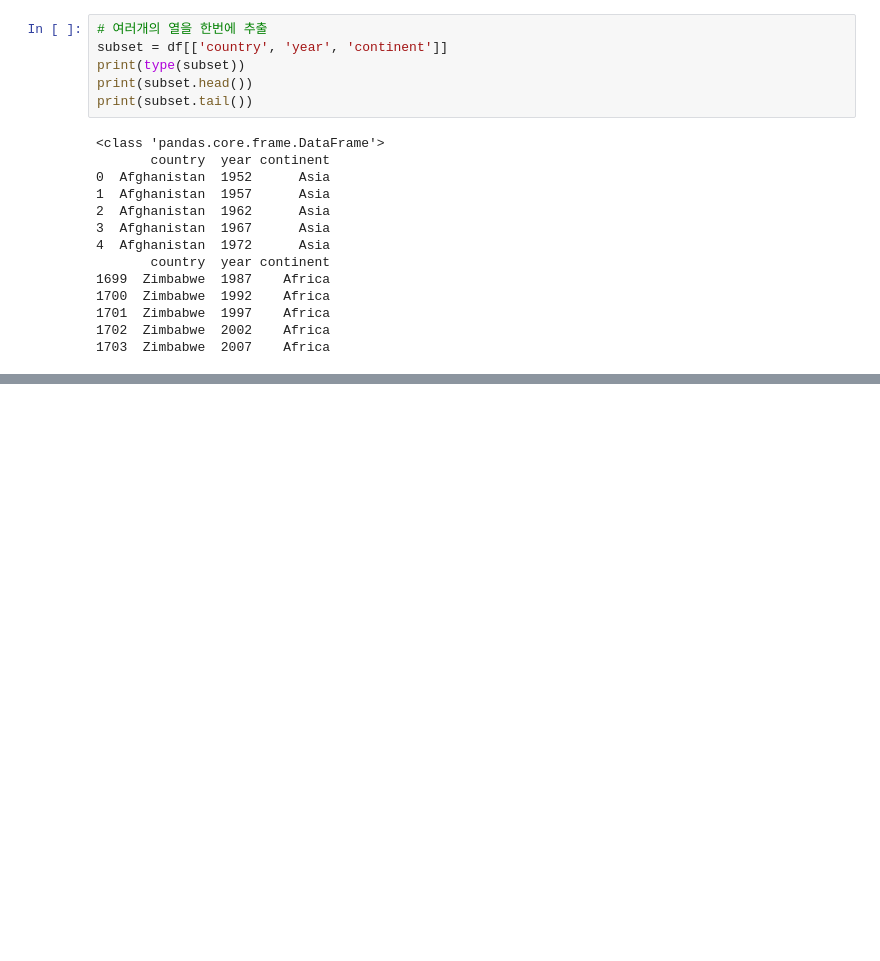
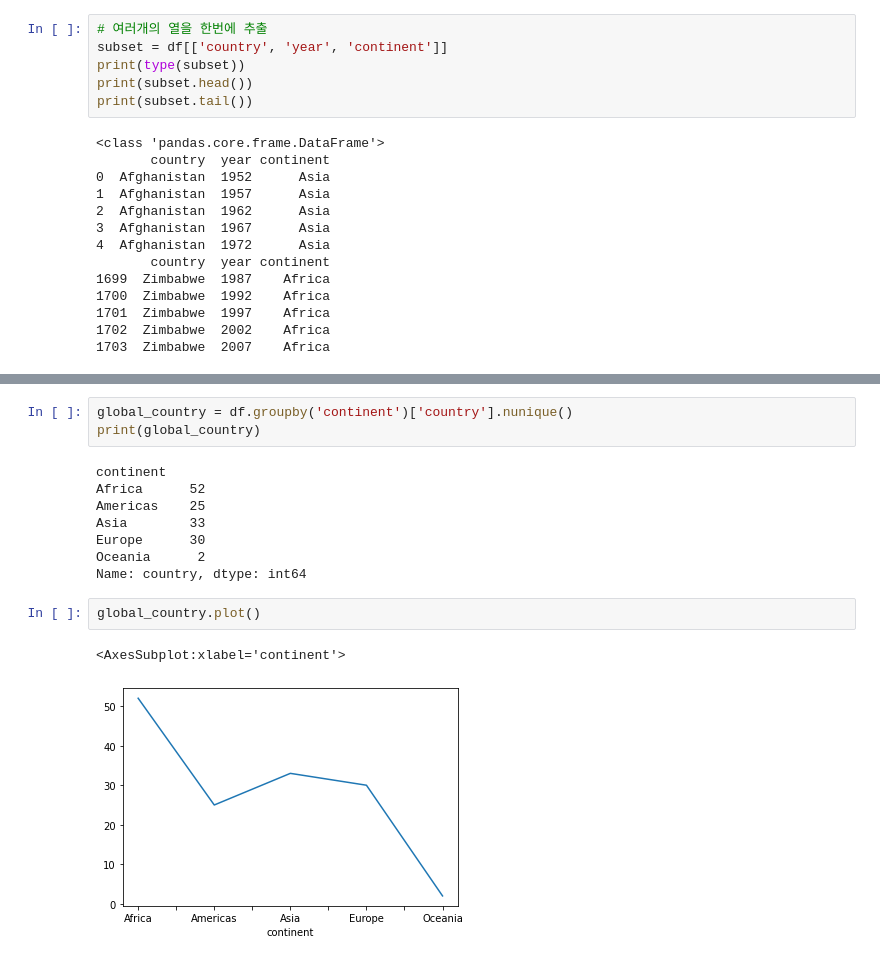
Before and after one commit to dch9610/Pandas, a Jupyter notebook: pandas_입문/pandas_01.ipynb, the cells around one changed output, grey strips where cells are left out. Drawn from its saved outputs; the diff is of its cells as text; blank space fills up the shorter version.

```diff
--- a/pandas_입문/pandas_01.ipynb
+++ b/pandas_입문/pandas_01.ipynb
@@ -116,0 +309,16 @@ Name: 1703, dtype: object
+# %%
+global_country = df.groupby('continent')['country'].nunique()
+print(global_country)
+# %% [output]
+continent
+Africa      52
+Americas    25
+Asia        33
+Europe      30
+Oceania      2
+Name: country, dtype: int64
+# %%
+global_country.plot()
+# %% [output]
+<AxesSubplot:xlabel='continent'>
+[figure, added]
```
Also changed, not shown: parts of 17 cells of this notebook.
